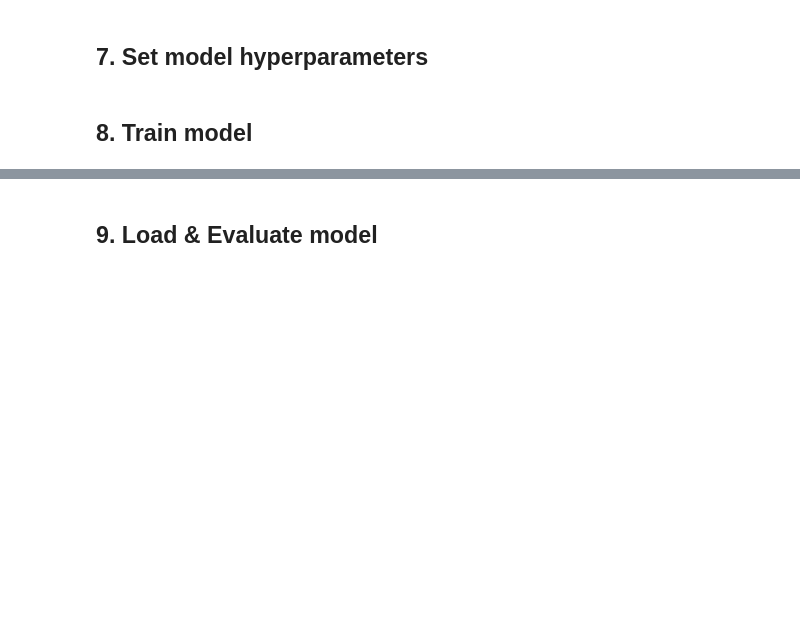
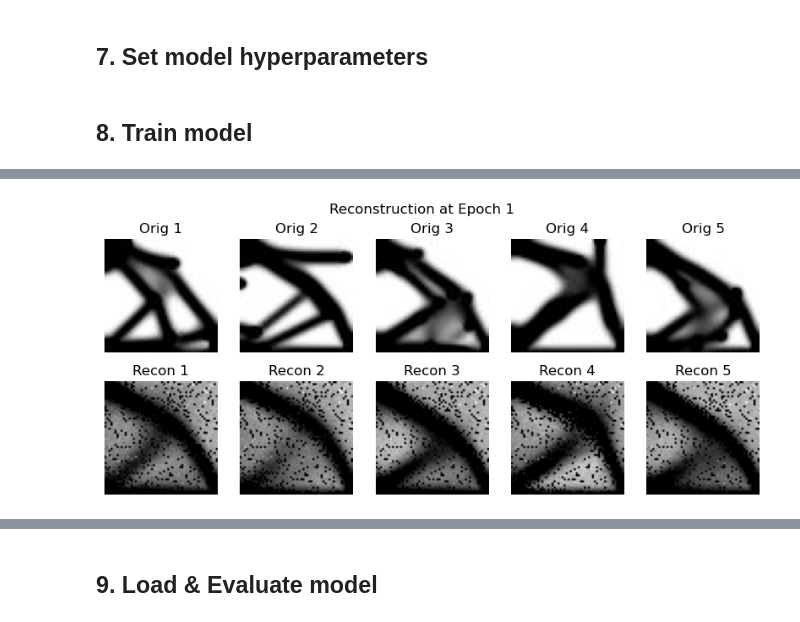
Before and after one commit to Lee-juchan/DL2, a Jupyter notebook: AE.ipynb, the cells around one changed output, grey strips where cells are left out. Drawn from its saved outputs; the diff is of its cells as text; code cells hidden in the pictures; blank space fills up the shorter version.

```diff
--- a/AE.ipynb
+++ b/AE.ipynb
@@ -186,0 +131,6 @@ class Autoencoder(nn.Module):
+# %%
+# plot model
+ae = Autoencoder().to(device)
+
+summary(ae, (3136,))  # input shape: (height*width, )
+ae
@@ -205,0 +171,10 @@ autoencoder
+# %%
+''' hyper params '''
+num_epochs = 200
+batch_size = 40
+learning_rate = 1e-3
+
+''' loss, optim '''
+criterion = nn.MSELoss()
+optimizer = torch.optim.Adam(params=ae.parameters(), lr=learning_rate)
+scheduler = torch.optim.lr_scheduler.StepLR(optimizer=optimizer, step_size=100, gamma=0.9)
@@ -206,65 +185,62 @@ autoencoder
 # %% [markdown]
 ## 8. Train model
 # %%
-# create DataLoader for training and validation data
-train_dataset = TensorDataset(X_tr, X_tr)  # labels are not needed in autoencoder
-train_loader = DataLoader(train_dataset, batch_size=batch_size, shuffle=True)
+''' train '''
+loss_tr_hist = []
 
-# set to loss function & optimizer
-criterion = nn.MSELoss()
-optimizer = torch.optim.Adam(autoencoder.parameters(), lr=learning_rate)
+for epoch in range(num_epochs):
 
-# lists to track training and validation history
-loss_train_history = []
-
-# train the model
-for epoch in range(num_epochs):
-    autoencoder.train()
+    # training
+    ae.train()
     total_loss = 0.0
 
     for x, _ in train_loader:
         optimizer.zero_grad()
-        output = autoencoder(x)
+        output = ae(x)
         loss = criterion(output, x)
         loss.backward()
         optimizer.step()
 
         total_loss += loss.item()
 
-    # calculate average metrics for the training set
-    average_loss_train = total_loss / len(train_loader)
+    avg_loss = total_loss / len(train_loader)
 
-    # save training metrics
-    loss_train_history.append(average_loss_train)
+    # history
+    loss_tr_hist.append(avg_loss)
+    print(f"Epoch [{epoch+1:2}/{num_epochs}], Train loss: {avg_loss:.5f}")
 
-    print(f"Epoch [{epoch+1}/{num_epochs}], Train_loss: {average_loss_train}")
+    scheduler.step()
 
-    # perform inference every XX epochs
-    if (epoch + 1) % 50 == 0 or epoch == 0:
-        autoencoder.eval()
-        recon_x_test = autoencoder(X_ts)
 
-        n = 10  # how many images to display
-        plt.figure(figsize=(15, 4)) # figure size
+    # validation
+    if epoch % 50 == 0:
+        ae.eval()
+        with torch.no_grad():
+            n = 5  # num of img
 
-        for i in range(n):
-            # display original
-            ax = plt.subplot(2, n, i + 1)
-            plt.imshow(X_ts.cpu()[i].reshape(56, 56), vmin=0, vmax=1, cmap="gray")
-            plt.title(f"Input{i+1}")
-            ax.get_xaxis().set_visible(False)
-            ax.get_yaxis().set_visible(False)
+            plt.figure(figsize=(10, 4))
 
-            # display reconstruction
-            ax = plt.subplot(2, n, i + 1 + n)
-            plt.imshow(recon_x_test.detach().cpu()[i].reshape(56, 56), vmin=0, vmax=1, cmap="gray")
-            plt.title(f"Recon{i+1}")
-            ax.get_xaxis().set_visible(False)
-            ax.get_yaxis().set_visible(False)
+            for i in range(n):
 
-        plt.suptitle(f"Reconstruction at Epoch {epoch+1}")
-        plt.show()
-        autoencoder.train()  # switch back to training mode
+                orig_img = X_ts.cpu()[i].reshape(56,56)
+                recon_img = ae(X_ts[i]).detach().cpu().reshape(56,56)      # detach() : grad 연산 그래프에서 분리,     cpu() : gpu->cpu 복사
 
-# save the model
-torch.save(autoencoder.state_dict(), './model/AE_model.pth')
+                # original
+                ax = plt.subplot(2, n, i+1)
+                plt.imshow(orig_img, cmap="gray")
+                plt.title(f"Orig {i+1}")
+                ax.axis('off')
+
+                # recon
+                ax = plt.subplot(2, n, i+1+n)
+                plt.imshow(recon_img, cmap="gray")
+                plt.title(f"Recon {i+1}")
+                ax.axis('off')
+
+            plt.suptitle(f"Reconstruction at Epoch {epoch+1}")
+            plt.show()
+            ae.train()
+
+# save model
+torch.save(ae.state_dict(), os.path.join(model_path, 'AE_model.pth'))
+# %% [output]
@@ -270,0 +248 @@ torch.save(autoencoder.state_dict(), './model/AE_model.pth')
+[figure, added]
```
Also changed, not shown: parts of 20 cells of this notebook, 4 other files.
